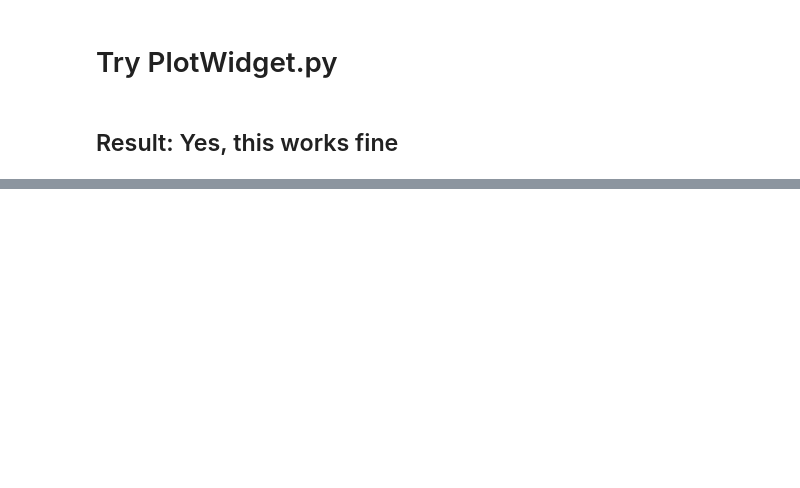
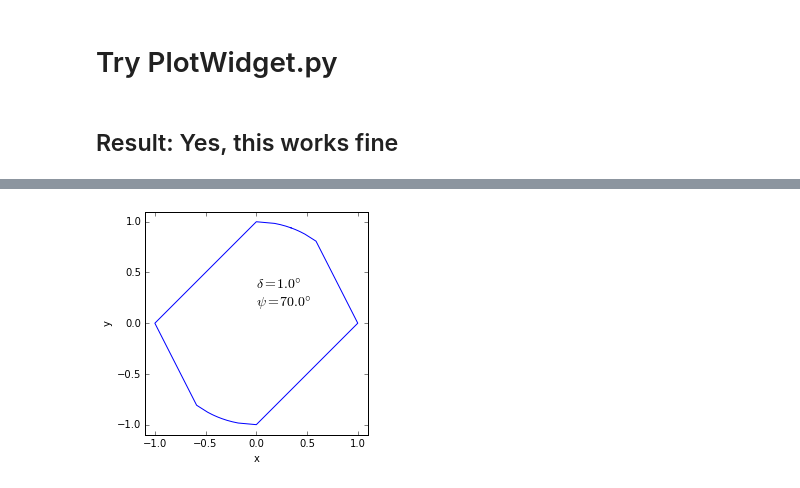
Before and after one commit to eelcodijkstra/teststuff, a Jupyter notebook: AnimateGraph/150220_try_pyqtgraph.ipynb, the cells around one changed output, grey strips where cells are left out. Cells and saved outputs as stored; diff of their text form; code cells hidden in the pictures; blank space fills up the shorter version.

```diff
--- a/AnimateGraph/150220_try_pyqtgraph.ipynb
+++ b/AnimateGraph/150220_try_pyqtgraph.ipynb
@@ -152,0 +249,18 @@ print electricfield_in_xyplane(0.0,np.radians(180),np.radians(45))
+# %%
+def normalized_electricfield_in_xyplane(t_norm,delta_rad,psi_rad):
+    x_component = np.cos(2*np.pi*t_norm)
+    y_component = np.tan(psi_rad) * np.cos(2*np.pi*t_norm + delta_rad)
+    magnitude = np.sqrt(x_component**2 + y_component**2)
+    x_norm = x_component/magnitude
+    y_norm = y_component/magnitude
+    print '  ', x_component, y_component, magnitude, x_norm, y_norm
+    return (x_norm, y_norm)
+
+for index,t_normalized in enumerate(np.linspace(0,1,11)):
+    temp = normalized_electricfield_in_xyplane(t_normalized,np.radians(180),np.radians(45))
+    print index, t_normalized, 'x =', temp[0], 'y =', temp[1]
+
+npts_in_ellipse = 11
+t_normalized = np.linspace(0,1,npts_in_ellipse)
+temp2 = normalized_electricfield_in_xyplane(t_normalized,np.radians(90),np.radians(45))
+print temp2, '\n', temp2[0], '\n', temp2[1]
@@ -152,0 +285,22 @@ print electricfield_in_xyplane(0.0,np.radians(180),np.radians(45))
+# %%
+plotlimits = 1.1
+npts_in_ellipse = 361
+
+def plot_normalized_polarization(delta_deg,psi_deg):
+    t_normalized = np.linspace(0,1,npts_in_ellipse)
+    global efield2
+    efield2 = normalized_electricfield_in_xyplane(t_normalized,np.radians(delta_deg),np.radians(psi_deg))
+
+    fig2 = plt.figure()
+    ax2 = plt.axes(xlim=(-plotlimits, plotlimits), ylim=(-plotlimits,plotlimits))
+    ax2.plot(efield2[0],efield2[1])
+    ax2.set_aspect('equal')
+    ax2.set_xlabel('x')
+    ax2.set_ylabel('y')
+    labelstring = '$\delta = %.1f\degree$\n' % delta_deg
+    labelstring += '$\psi = %.1f\degree$\n' % psi_deg
+    ax2.text(0, 0, labelstring, fontsize = '14')
+
+interact(plot_normalized_polarization,delta_deg=(-180,180),psi_deg=(0,90));
+# %% [output]
+[figure, added]
```
Also changed, not shown: parts of 11 cells of this notebook.
